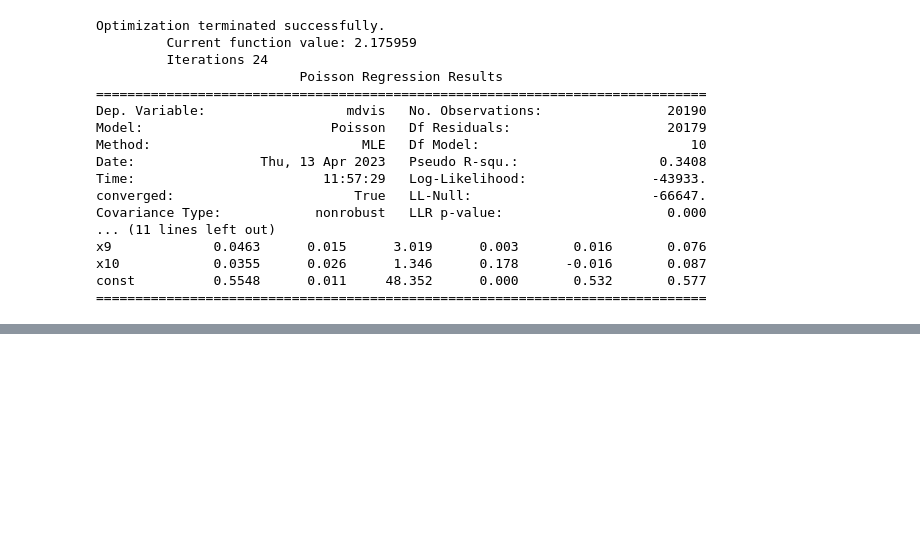
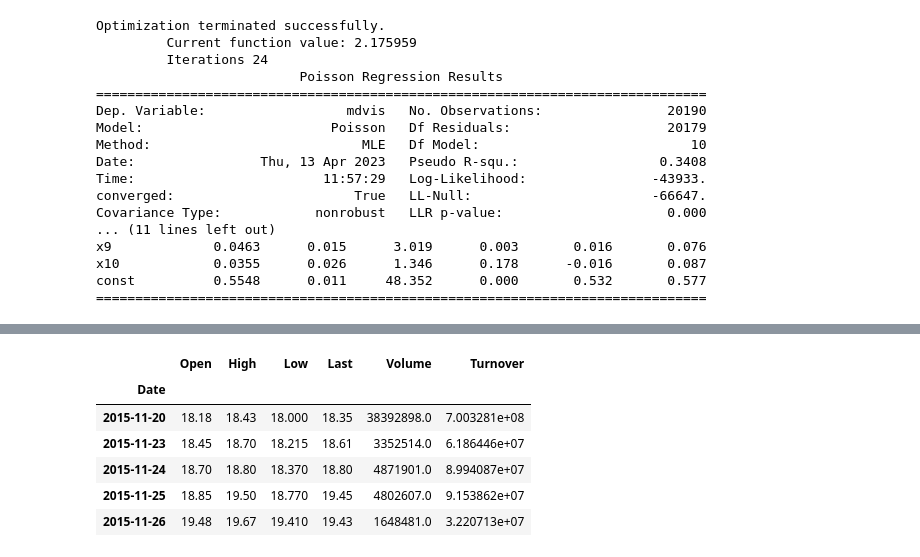
Before and after one commit to JavisG300/Paquetes_para_finanzas_y_modelado, a Jupyter notebook: Mejores_paquetes_de_PYTHON_para_finanzas.ipynb, the cells around one changed output, grey strips where cells are left out. Cells and saved outputs as stored; diff of their text form; code cells hidden in the pictures; blank space fills up the shorter version.

```diff
--- a/Mejores_paquetes_de_PYTHON_para_finanzas.ipynb
+++ b/Mejores_paquetes_de_PYTHON_para_finanzas.ipynb
@@ -112,0 +119,18 @@ const          0.5548      0.011     48.352      0.000       0.532       0.577
+# %%
+import quandl
+
+#Remplace por su propio API key de Quandl
+
+QUANDL_API_KEY =  'API key'
+quandl.ApiConfig.api_key = QUANDL_API_KEY
+df = quandl.get('EURONEXT/ABN')
+
+df.head()
+# %% [output]
+|  | Open | High | Low | Last | Volume | Turnover |
+| Date |  |  |  |  |  |  |
+| 2015-11-20 | 18.18 | 18.43 | 18.000 | 18.35 | 38392898.0 | 7.003281e+08 |
+| 2015-11-23 | 18.45 | 18.70 | 18.215 | 18.61 | 3352514.0 | 6.186446e+07 |
+| 2015-11-24 | 18.70 | 18.80 | 18.370 | 18.80 | 4871901.0 | 8.994087e+07 |
+| 2015-11-25 | 18.85 | 19.50 | 18.770 | 19.45 | 4802607.0 | 9.153862e+07 |
+| 2015-11-26 | 19.48 | 19.67 | 19.410 | 19.43 | 1648481.0 | 3.220713e+07 |
```
Also changed, not shown: parts of 7 cells of this notebook.
